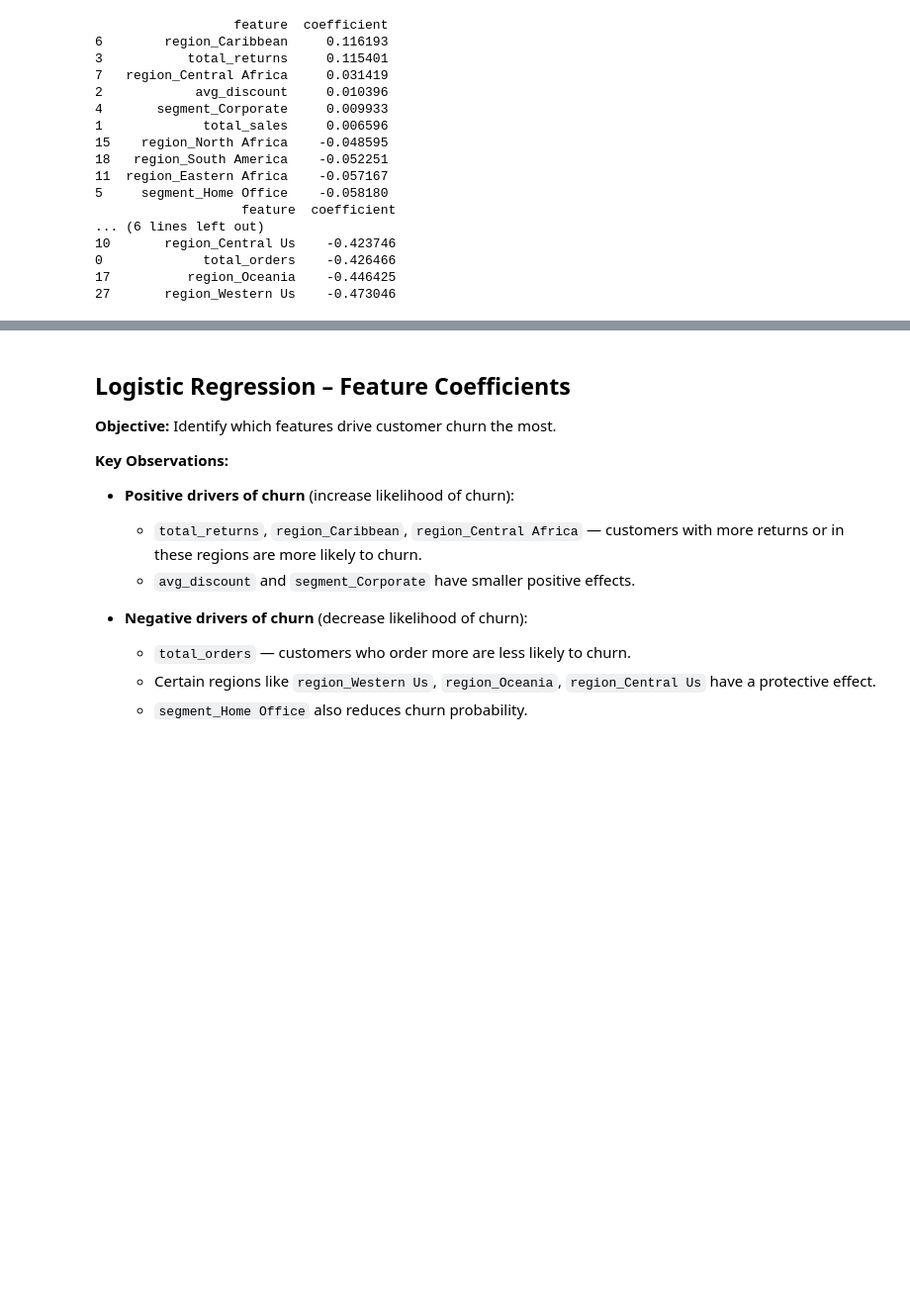
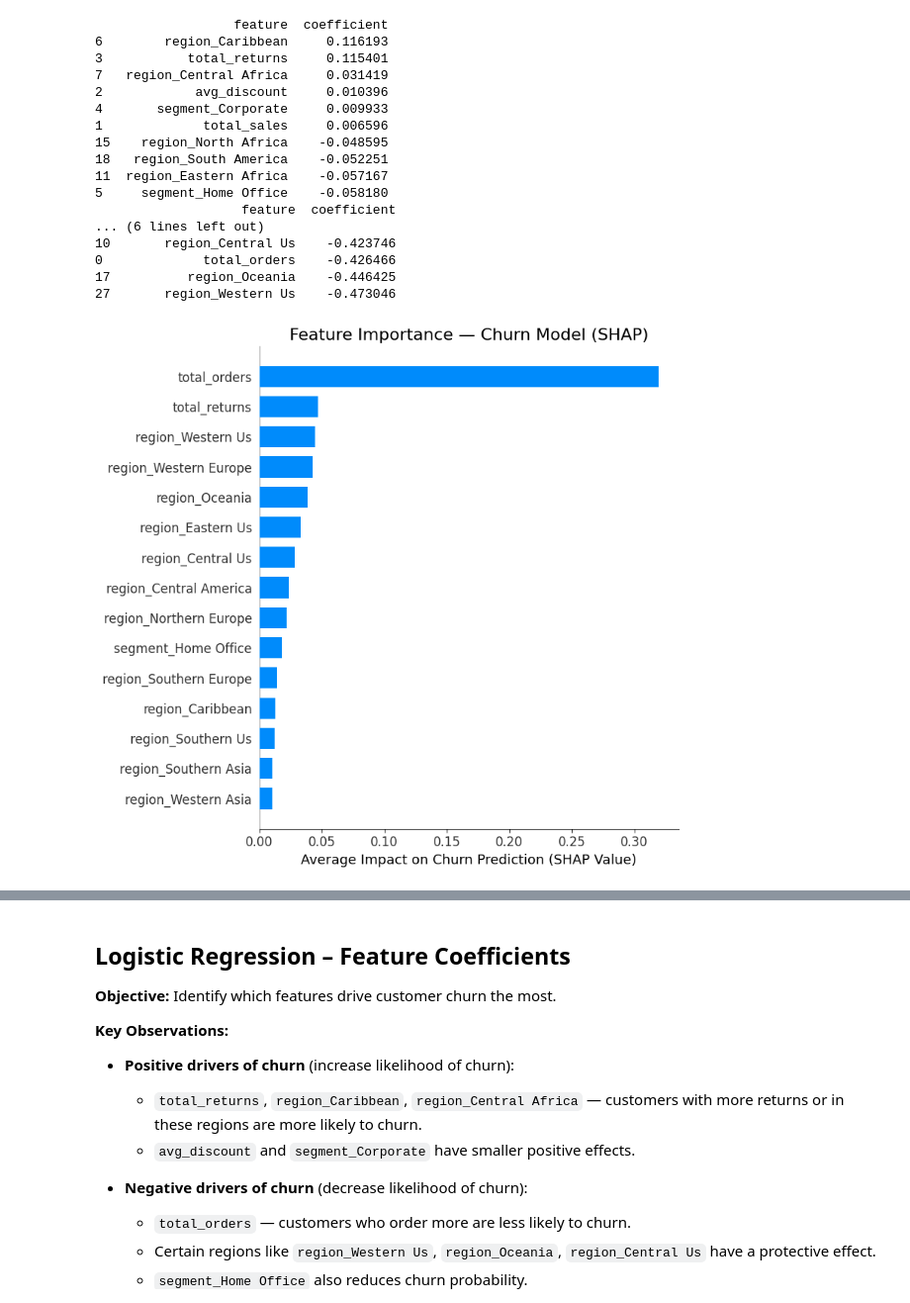
Before and after one commit to ibrahimhamza01/globalretail-360, a Jupyter notebook: notebooks/07_machine_learning.ipynb, the cells around one changed output, grey strips where cells are left out. Shown at 99% size. Drawn from its saved outputs; the diff is of its cells as text; code cells hidden in the pictures; blank space fills up the shorter version.

Commit message:
Implement SHAP

```diff
--- a/notebooks/07_machine_learning.ipynb
+++ b/notebooks/07_machine_learning.ipynb
@@ -382,3 +379,47 @@ print(coef_df.tail(10))
 0             total_orders    -0.426466
 17          region_Oceania    -0.446425
 27       region_Western Us    -0.473046
+# %%
+import shap
+import matplotlib.pyplot as plt
+
+X_train_transformed = preprocessor.transform(X_train).toarray()
+X_test_transformed = preprocessor.transform(X_test).toarray()
+
+feature_names = preprocessor.get_feature_names_out()
+
+explainer = shap.LinearExplainer(
+    lr_inside,
+    X_train_transformed
+)
+
+shap_values = explainer.shap_values(X_test_transformed)
+
+X_test_shap = pd.DataFrame(
+    X_test_transformed,
+    columns=feature_names
+)
+
+plt.figure(figsize=(10, 8))
+
+shap.summary_plot(
+    shap_values,
+    X_test_shap,
+    max_display = 15,
+    plot_type="bar",
+    show=False
+)
+plt.xlabel("Average Impact on Churn Prediction (SHAP Value)")
+plt.xticks(fontsize=12)
+plt.yticks(fontsize=12)
+ax = plt.gca()
+labels = [label.get_text().replace('num__', '').replace('cat__', '') for label in ax.get_yticklabels()]
+ax.set_yticklabels(labels)
+plt.title("Feature Importance — Churn Model (SHAP)", fontsize=16)
+plt.tight_layout()
+
+plt.show()
+plt.savefig("reports/shap_summary.png", dpi=150, bbox_inches="tight")
+plt.close()
+# %% [output]
+[figure, added]
```
Also changed, not shown: parts of 5 cells of this notebook, 23 other files.
